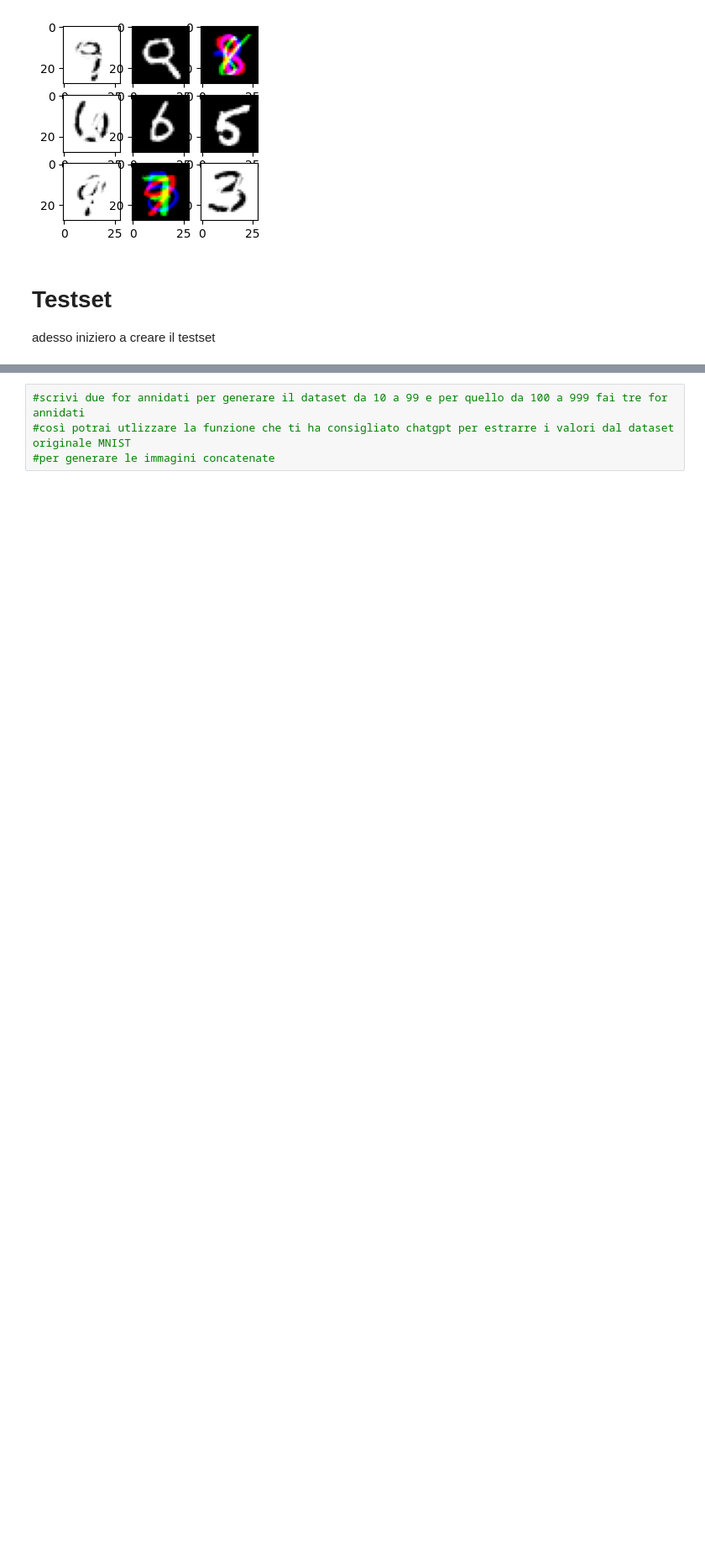
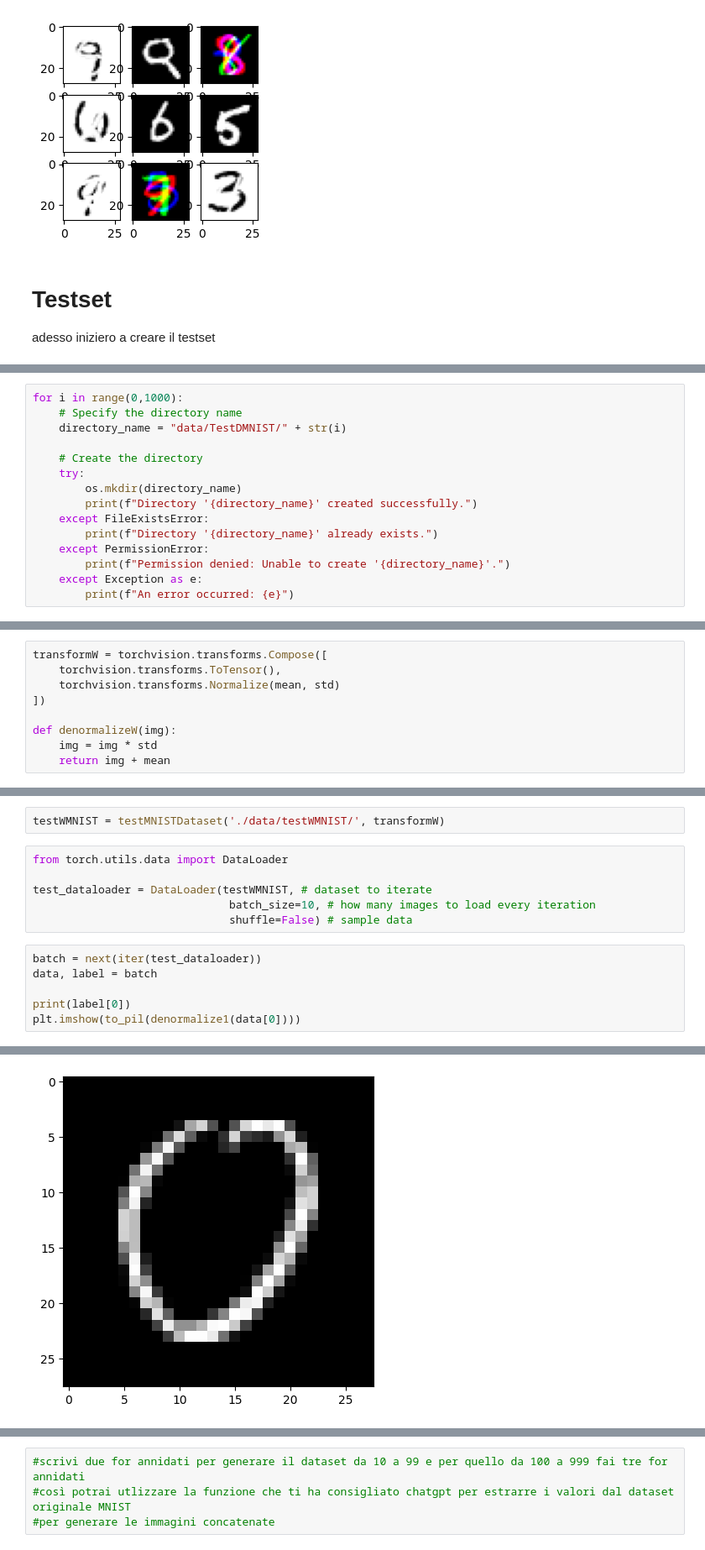
Before and after one commit to LorenzoBacchini/DeepLearning-Project-Assignment, a Jupyter notebook: customDataset.ipynb, the cells around one changed output, grey strips where cells are left out. Shown at 84% size. Cells and saved outputs as stored; diff of their text form; blank space fills up the shorter version.

Commit message:
complete raw version of the dataset class

```diff
--- a/customDataset.ipynb
+++ b/customDataset.ipynb
@@ -355,0 +374,15 @@ for i in range(100, 999):
+# %%
+for i in range(0,1000):
+    # Specify the directory name
+    directory_name = "data/TestDMNIST/" + str(i)
+
+    # Create the directory
+    try:
+        os.mkdir(directory_name)
+        print(f"Directory '{directory_name}' created successfully.")
+    except FileExistsError:
+        print(f"Directory '{directory_name}' already exists.")
+    except PermissionError:
+        print(f"Permission denied: Unable to create '{directory_name}'.")
+    except Exception as e:
+        print(f"An error occurred: {e}")
@@ -355,0 +515,9 @@ for i in range(100, 999):
+# %%
+transformW = torchvision.transforms.Compose([
+    torchvision.transforms.ToTensor(),
+    torchvision.transforms.Normalize(mean, std)
+])
+
+def denormalizeW(img):
+    img = img * std
+    return img + mean
@@ -355,0 +557,15 @@ for i in range(100, 999):
+# %%
+testWMNIST = testMNISTDataset('./data/testWMNIST/', transformW)
+# %%
+from torch.utils.data import DataLoader
+
+test_dataloader = DataLoader(testWMNIST, # dataset to iterate
+                              batch_size=10, # how many images to load every iteration
+                              shuffle=False) # sample data
+# %%
+batch = next(iter(test_dataloader))
+data, label = batch
+
+print(label[0])
+plt.imshow(to_pil(denormalize1(data[0])))
+# %% [output]
@@ -355,0 +574 @@ for i in range(100, 999):
+[figure, added]
```
Also changed, not shown: parts of 19 cells of this notebook.
